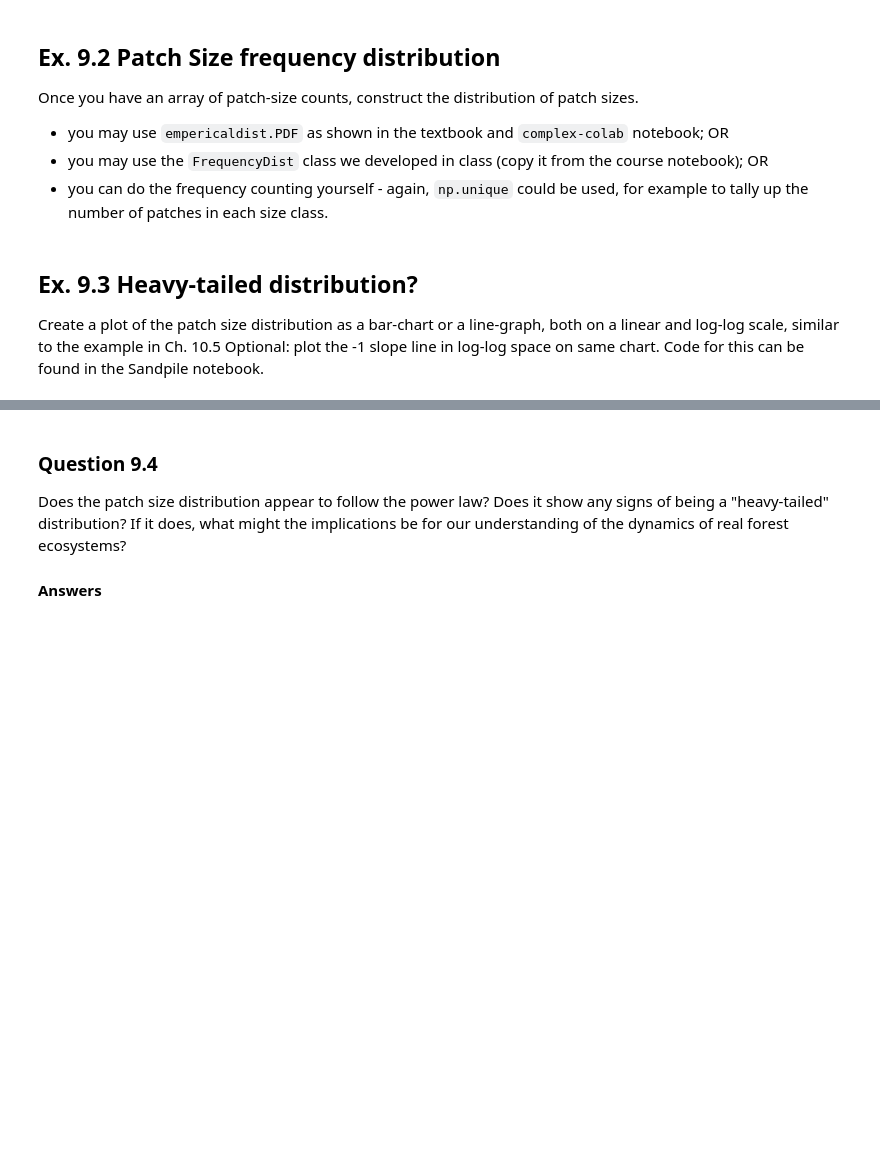
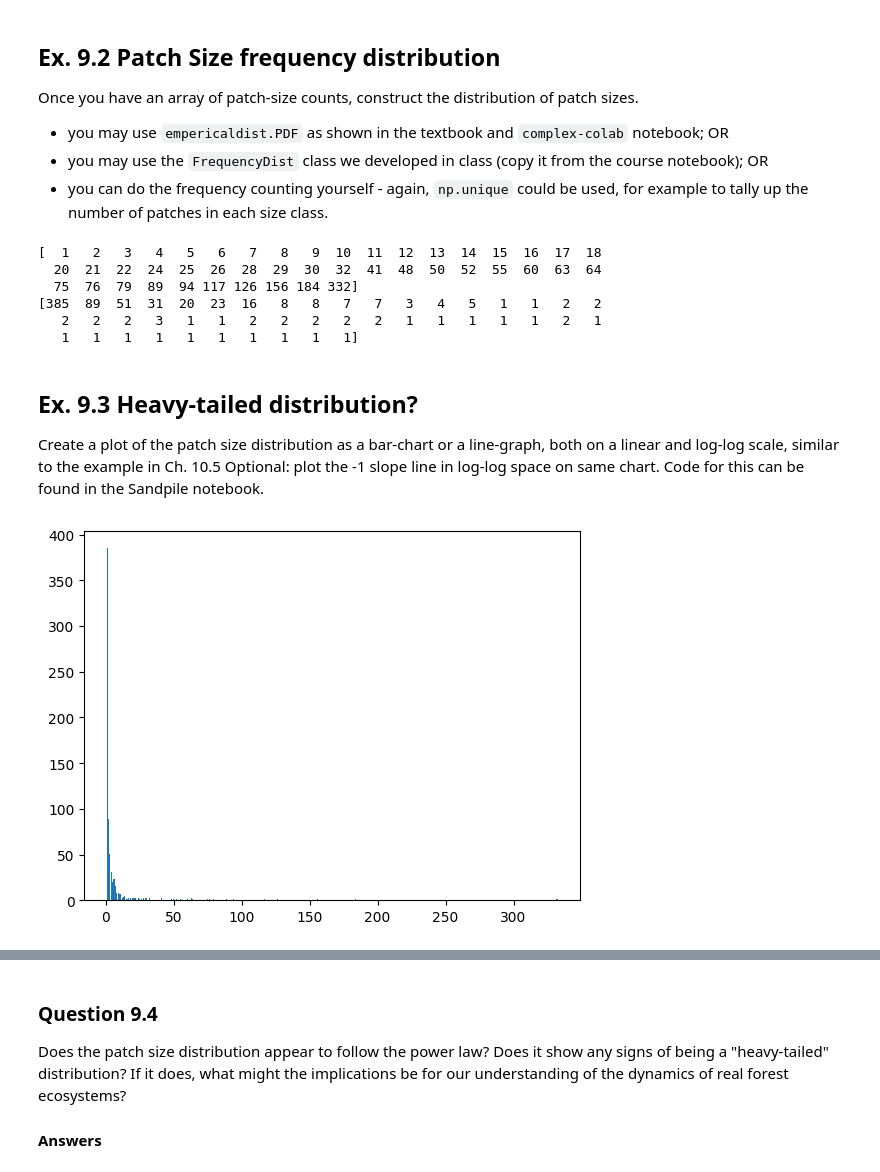
Before and after one commit to PeterSpitz/cap-comp215, a Jupyter notebook: labs/lab07-10-fire.ipynb, the cells around one changed output, grey strips where cells are left out. Drawn from its saved outputs; the diff is of its cells as text; code cells hidden in the pictures; blank space fills up the shorter version.

```diff
--- a/labs/lab07-10-fire.ipynb
+++ b/labs/lab07-10-fire.ipynb
@@ -561,7 +574,11 @@ test = ForestFire(100, p = 0.1, f = 0.001, q = 0.5)
 for i in range(100):
   test.step() #run to steady state
 
-patches = patchify(test, 1)
+Forest_patches = patchify(test.state, 1)
+id, size = np.unique(Forest_patches, return_counts=True)
+
+id = id[1:] #remove 0 value
+size = size[1:]
 # %% [markdown]
 ## Ex. 9.2 Patch Size frequency distribution
 
@@ -574,3 +589,17 @@ Once you have an array of patch-size counts, construct the distribution of patch
+# %%
+# Ex. 9.2 here
+
+(size_id,size_count) = np.unique(size,return_counts=True) #size_count count holds counts of each patch size
+
+print(size_id) #size of patches
+print(size_count) #number of patches of each size
+# %% [output]
+[  1   2   3   4   5   6   7   8   9  10  11  12  13  14  15  16  17  18
+  20  21  22  24  25  26  28  29  30  32  41  48  50  52  55  60  63  64
+  75  76  79  89  94 117 126 156 184 332]
+[385  89  51  31  20  23  16   8   8   7   7   3   4   5   1   1   2   2
+   2   2   2   3   1   1   2   2   2   2   2   1   1   1   1   1   2   1
+   1   1   1   1   1   1   1   1   1   1]
 # %% [markdown]
 ## Ex. 9.3 Heavy-tailed distribution?
 
@@ -578,3 +607,8 @@ Create a plot of the patch size distribution as a bar-chart or a line-graph, bot
 Optional: plot the -1 slope line in log-log space on same chart.  Code for this can be found in the Sandpile notebook.
 # %%
 # Ex. 9.3 here
+
+plt.bar(size_id,size_count)
+plt.show()
+# %% [output]
+[figure, added]
```
Also changed, not shown: parts of 11 cells of this notebook.
